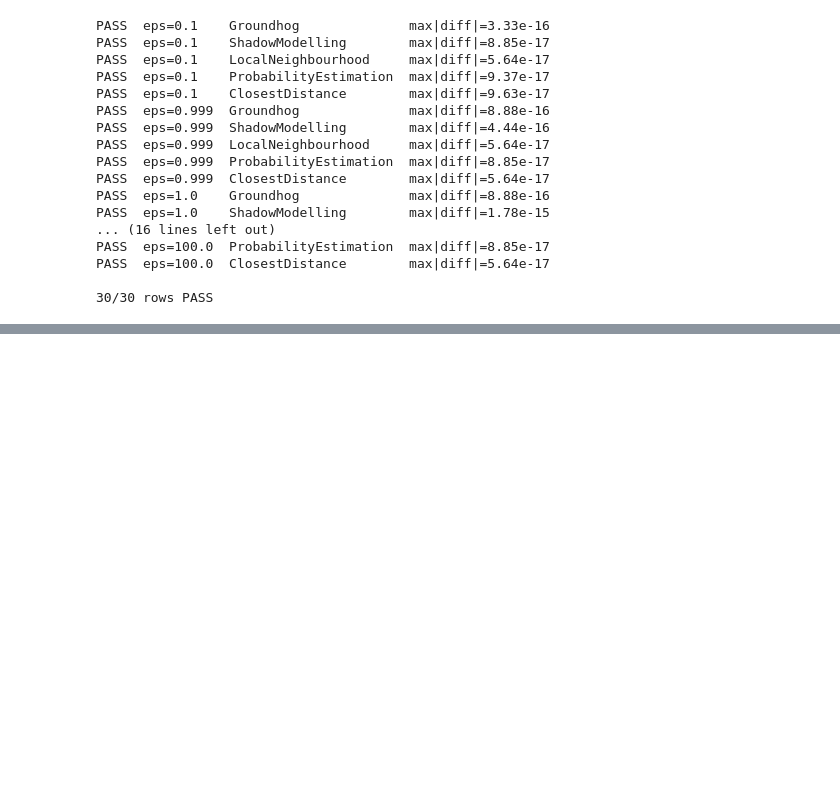
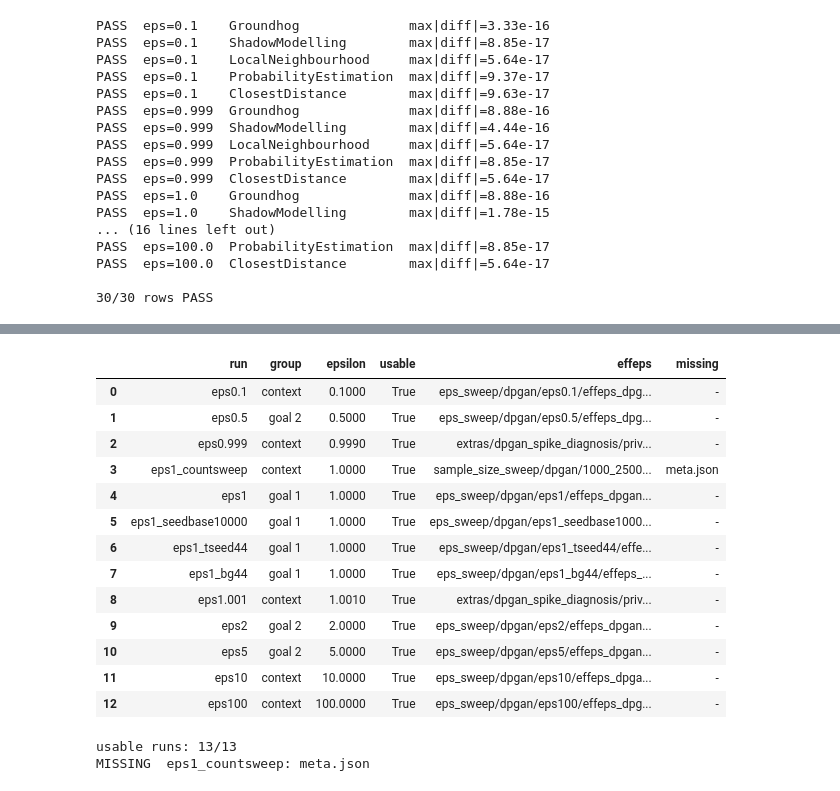
Before and after one commit to oliviapeng26/priv-sdg, a Jupyter notebook: benchmark_tapas/diagnostics/dpgan_threshold_audit.ipynb, the cells around one changed output, grey strips where cells are left out. Drawn from its saved outputs; the diff is of its cells as text; code cells hidden in the pictures; blank space fills up the shorter version.

```diff
--- a/benchmark_tapas/diagnostics/dpgan_threshold_audit.ipynb
+++ b/benchmark_tapas/diagnostics/dpgan_threshold_audit.ipynb
@@ -273,0 +287,64 @@ PASS  eps=100.0  ClosestDistance        max|diff|=5.64e-17
+# %%
+# run label -> (group, formal epsilon, raw-score CSV, results folder), relative to RES
+RUNS = {
+    "eps0.1":             ("context", 0.1,   "eps_sweep/dpgan/raw_scores_dpgan_eps0.1.csv",   "eps_sweep/dpgan/eps0.1"),
+    "eps0.5":             ("goal 2",  0.5,   "eps_sweep/dpgan/raw_scores_dpgan_eps0.5.csv",   "eps_sweep/dpgan/eps0.5"),
+    "eps0.999":           ("context", 0.999, "extras/dpgan_spike_diagnosis/privacy/raw_scores_dpgan_eps0.999.csv",
+                                             "extras/dpgan_spike_diagnosis/privacy/eps0.999"),
+    "eps1_countsweep":    ("context", 1.0,   "sample_size_sweep/raw_scores_dpgan_1000_2500.csv", "sample_size_sweep/dpgan/1000_2500"),
+    "eps1":               ("goal 1",  1.0,   "eps_sweep/dpgan/raw_scores_dpgan_eps1.csv",     "eps_sweep/dpgan/eps1"),
+    "eps1_seedbase10000": ("goal 1",  1.0,   "eps_sweep/dpgan/raw_scores_dpgan_eps1_seedbase10000.csv", "eps_sweep/dpgan/eps1_seedbase10000"),
+    "eps1_tseed44":       ("goal 1",  1.0,   "eps_sweep/dpgan/raw_scores_dpgan_eps1_tseed44.csv",       "eps_sweep/dpgan/eps1_tseed44"),
+    "eps1_bg44":          ("goal 1",  1.0,   "eps_sweep/dpgan/raw_scores_dpgan_eps1_bg44.csv",          "eps_sweep/dpgan/eps1_bg44"),
+    "eps1.001":           ("context", 1.001, "extras/dpgan_spike_diagnosis/privacy/raw_scores_dpgan_eps1.001.csv",
+                                             "extras/dpgan_spike_diagnosis/privacy/eps1.001"),
+    "eps2":               ("goal 2",  2.0,   "eps_sweep/dpgan/raw_scores_dpgan_eps2.csv",     "eps_sweep/dpgan/eps2"),
+    "eps5":               ("goal 2",  5.0,   "eps_sweep/dpgan/raw_scores_dpgan_eps5.csv",     "eps_sweep/dpgan/eps5"),
+    "eps10":              ("context", 10.0,  "eps_sweep/dpgan/raw_scores_dpgan_eps10.csv",    "eps_sweep/dpgan/eps10"),
+    "eps100":             ("context", 100.0, "eps_sweep/dpgan/raw_scores_dpgan_eps100.csv",   "eps_sweep/dpgan/eps100"),
+}
+
+inventory, LOADED, MISSING = [], [], {}
+for label, (group, eps, raw_rel, folder) in RUNS.items():
+    d = RES / folder
+    eff = sorted(d.glob("effeps_dpgan_*.csv"))
+    per_attack = sorted(d.glob("effective_epsilon_*.csv"))
+    missing = []
+    if not (RES / raw_rel).exists():
+        missing.append("raw scores")
+    if len(eff) != 1:
+        missing.append(f"effeps CSV (found {len(eff)})")
+    if not (d / "meta.json").exists():
+        missing.append("meta.json")
+    if len(per_attack) != 5:
+        missing.append(f"effective_epsilon_*.csv (found {len(per_attack)}/5)")
+    usable = (RES / raw_rel).exists() and len(eff) == 1
+    if usable:
+        LOADED.append(label)
+    if missing:
+        MISSING[label] = missing
+    inventory.append(dict(run=label, group=group, epsilon=eps, usable=usable,
+                          effeps=eff[0].relative_to(RES).as_posix() if len(eff) == 1 else None,
+                          missing=", ".join(missing) or "-"))
+INV = pd.DataFrame(inventory)
+display(INV)
+print(f"usable runs: {len(LOADED)}/{len(RUNS)}")
+for label, m in MISSING.items():
+    print(f"MISSING  {label}: {', '.join(m)}")
+# %% [output]
+|  | run | group | epsilon | usable | effeps | missing |
+| 0 | eps0.1 | context | 0.1000 | True | eps_sweep/dpgan/eps0.1/effeps_dpg... | - |
+| 1 | eps0.5 | goal 2 | 0.5000 | True | eps_sweep/dpgan/eps0.5/effeps_dpg... | - |
+| 2 | eps0.999 | context | 0.9990 | True | extras/dpgan_spike_diagnosis/priv... | - |
+| 3 | eps1_countsweep | context | 1.0000 | True | sample_size_sweep/dpgan/1000_2500... | meta.json |
+| 4 | eps1 | goal 1 | 1.0000 | True | eps_sweep/dpgan/eps1/effeps_dpgan... | - |
+| 5 | eps1_seedbase10000 | goal 1 | 1.0000 | True | eps_sweep/dpgan/eps1_seedbase1000... | - |
+| 6 | eps1_tseed44 | goal 1 | 1.0000 | True | eps_sweep/dpgan/eps1_tseed44/effe... | - |
+| 7 | eps1_bg44 | goal 1 | 1.0000 | True | eps_sweep/dpgan/eps1_bg44/effeps_... | - |
+| 8 | eps1.001 | context | 1.0010 | True | extras/dpgan_spike_diagnosis/priv... | - |
+| 9 | eps2 | goal 2 | 2.0000 | True | eps_sweep/dpgan/eps2/effeps_dpgan... | - |
+| 10 | eps5 | goal 2 | 5.0000 | True | eps_sweep/dpgan/eps5/effeps_dpgan... | - |
+| 11 | eps10 | context | 10.0000 | True | eps_sweep/dpgan/eps10/effeps_dpga... | - |
+| 12 | eps100 | context | 100.0000 | True | eps_sweep/dpgan/eps100/effeps_dpg... | - |
+usable runs: 13/13
+MISSING  eps1_countsweep: meta.json
```
Also changed, not shown: parts of 29 cells of this notebook.
